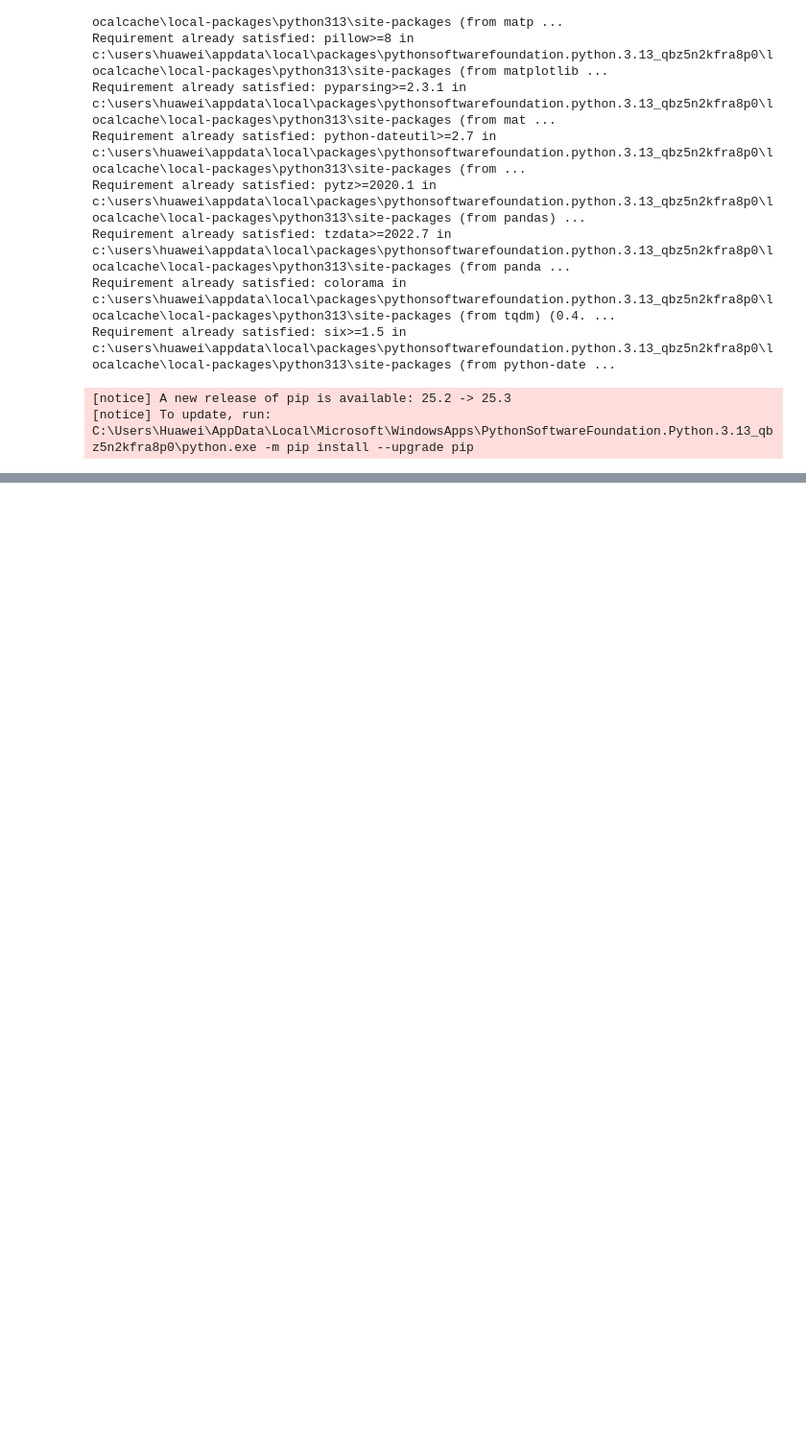
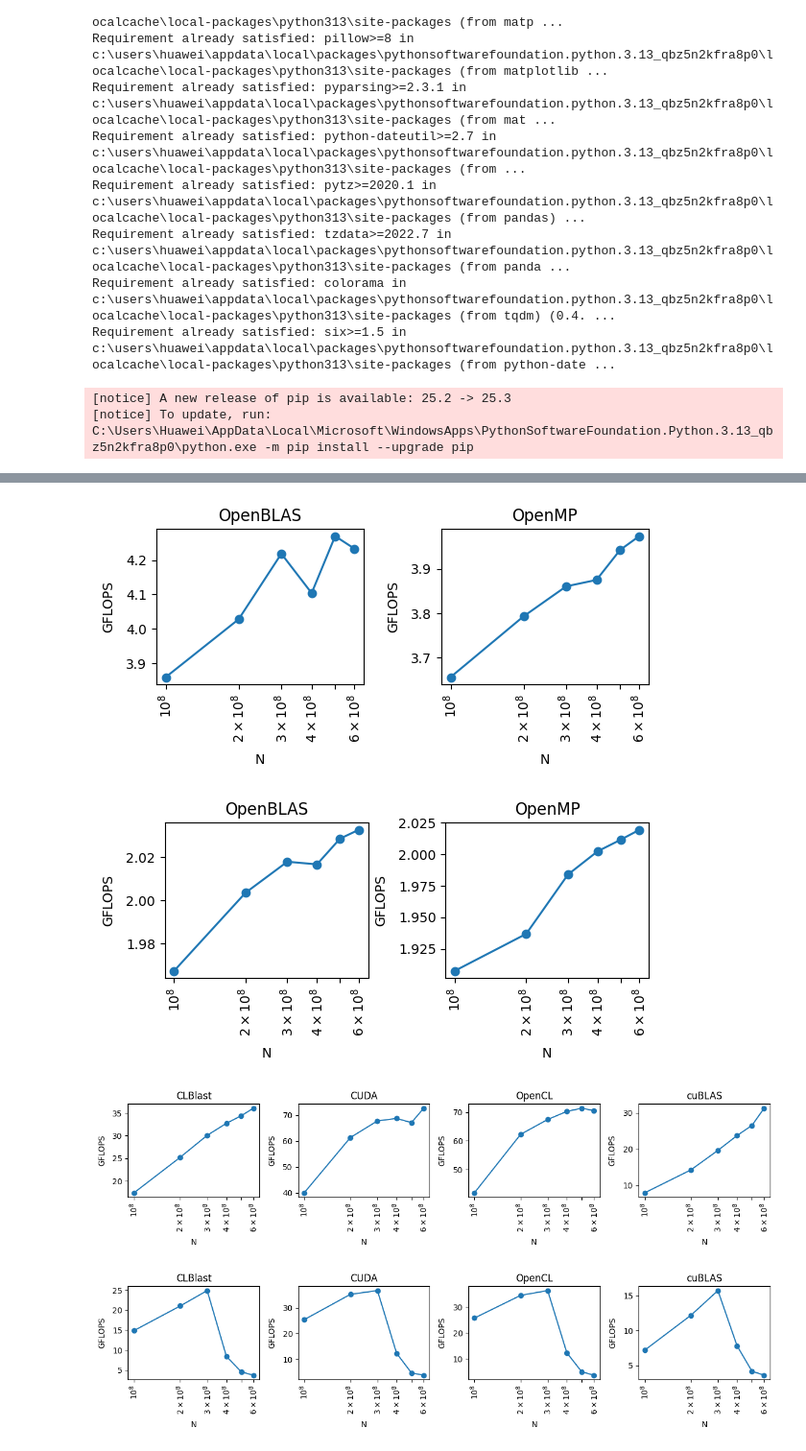
Before and after one commit to evsholukh/MatVec, a Jupyter notebook: bench.ipynb, the cells around one changed output, grey strips where cells are left out. Shown at 96% size. Cells and saved outputs as stored; diff of their text form; code cells hidden in the pictures; blank space fills up the shorter version.

```diff
--- a/bench.ipynb
+++ b/bench.ipynb
@@ -45,0 +47,5 @@ data_df = data_df[data_df["mnk"].notnull()]
+# %%
+dot_data_cpu = dot_data_df[dot_data_df["runtime"].isin(["OpenMP", "OpenBLAS"])]
+dot_data_cpu_float = dot_data_cpu[dot_data_cpu["dtype"] == "float"]
+dot_data_cpu_double = dot_data_cpu[dot_data_cpu["dtype"] == "double"]
+dot_data_cpu_float.sort_values(by="gflops", ascending=False)
@@ -69,0 +73,5 @@ data_cpu_float.sort_values(by="gflops", ascending=False)
+# %%
+dot_data_gpu = dot_data_df[dot_data_df["runtime"].isin(["OpenCL", "CUDA", "cuBLAS", "CLBlast"])]
+dot_data_gpu_float = dot_data_gpu[dot_data_gpu["dtype"] == "float"]
+dot_data_gpu_double = dot_data_gpu[dot_data_gpu["dtype"] == "double"]
+dot_data_gpu_float.sort_values(by="gflops", ascending=False)
@@ -94,3 +127,14 @@ data_gpu_float.sort_values(by="gflops", ascending=False)
+# %%
+plot_bench(dot_data_cpu_float, figsize=(6, 3), xtitle="N", xlabel="n")
+plot_bench(dot_data_cpu_double, figsize=(6, 3), xtitle="N", xlabel="n")
+
+plot_bench(dot_data_gpu_float, figsize=(12, 3), xtitle="N", xlabel="n")
+plot_bench(dot_data_gpu_double, figsize=(12, 3), xtitle="N", xlabel="n")
+# %% [output]
+[figure, added]
+[figure, added]
+[figure, added]
+[figure, added]
 # %%
 
 def plot_bench(data_df, xlabel="n", ylabel="gflops", xtitle="N", ytitle="GFLOPS", figsize=None):
```
Also changed, not shown: parts of 8 cells of this notebook.
